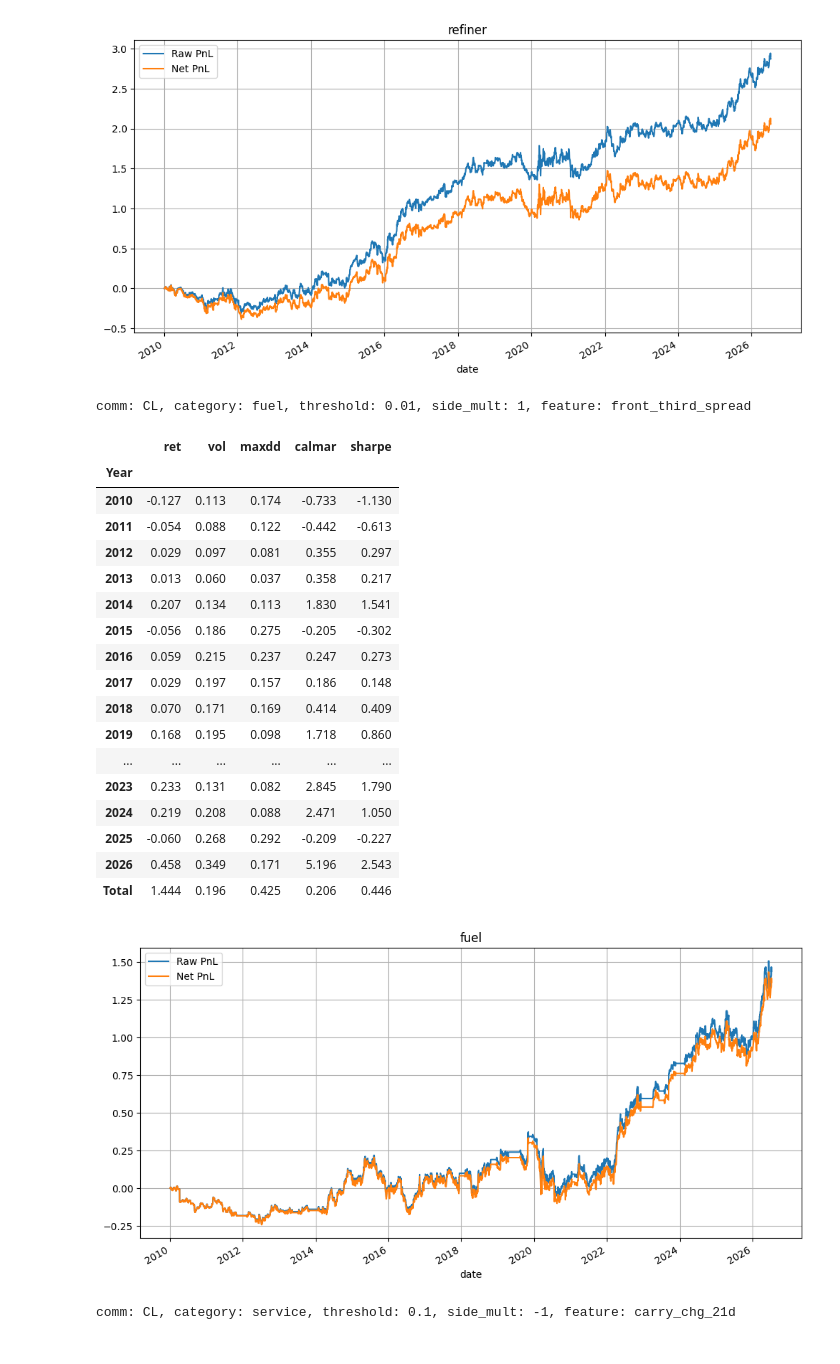
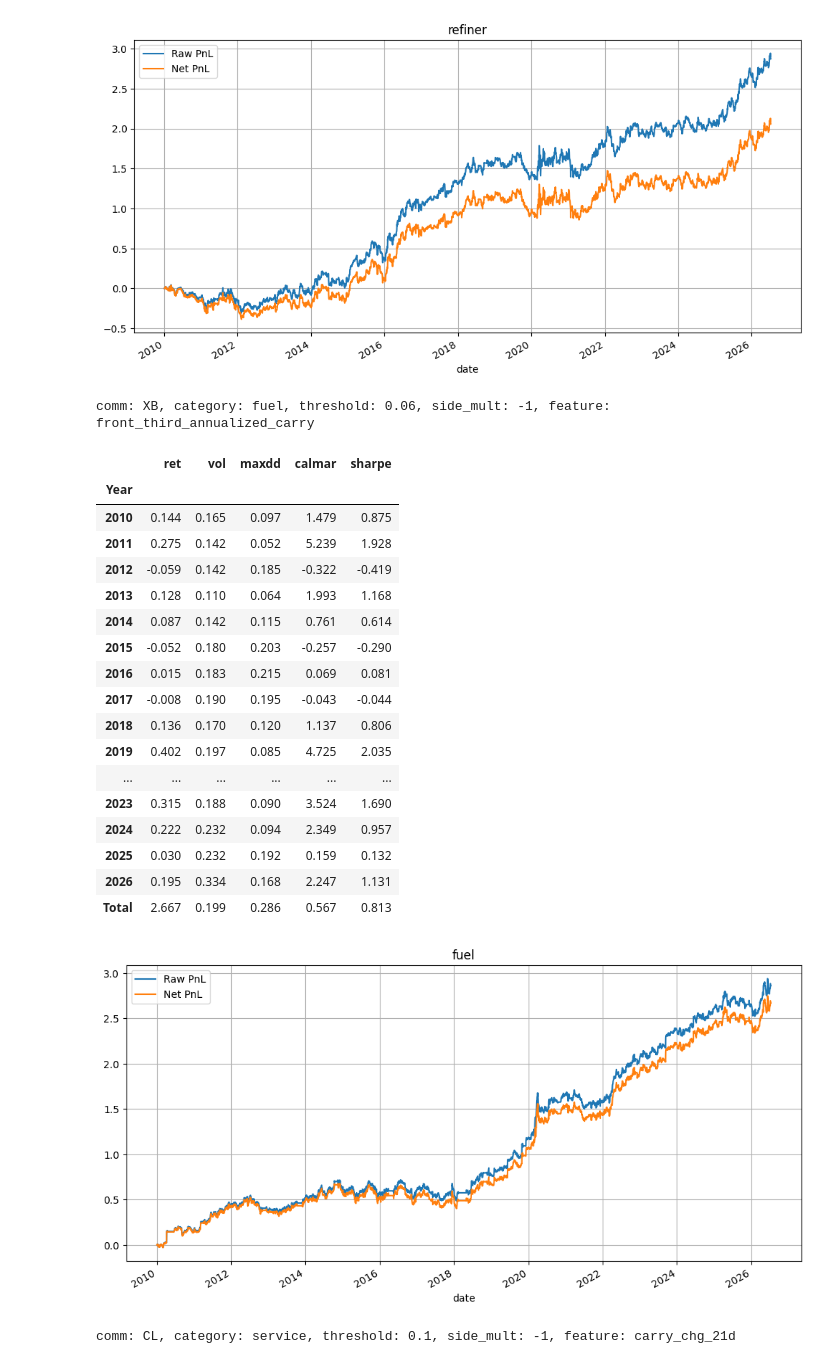
Before and after one commit to chenxu0602/comm-ls, a Jupyter notebook: notebooks/backtest_cl.ipynb, the cells around one changed output. Drawn from its saved outputs; the diff is of its cells as text; code cells hidden in the pictures.

```diff
--- a/notebooks/backtest_cl.ipynb
+++ b/notebooks/backtest_cl.ipynb
@@ -31,12 +31,13 @@ SLEEVE_CONFIG = {
     },
     "fuel": {
         "tickers": ["MUSA", "CASY"],
-        "feature": "front_third_spread",
-        "threshold": 0.01,
-        "side_mult": 1,
+        # "feature": "front_third_spread",
+        "feature": "front_third_annualized_carry",
+        "threshold": 0.06,
+        "side_mult": -1,
         "mode": "fixed_hold",
         "hold_days": 10,
-        "weights": {'MUSA': 0.6, 'CASY': 0.4},
+        "weights": {'MUSA': 0.4, 'CASY': 0.6},
     },
     "service": {
         "tickers": ["FTI", "OII", "SLB", "HAL"],
@@ -67,8 +68,6 @@ SLEEVE_CONFIG = {
     },
     "metals": {
         "tickers": ["ATI", "CRS"],
-        # "feature": "calendar_dec_annualized_carry",
-        # "feature": "next_dec_annualized_carry_v2",
         'feature': 'next_dec_annualized_carry_gap_le_9m_v2',
         "threshold": 0.015,
         "side_mult": -1,
@@ -661,42 +707,41 @@ comm: HO, category: refiner, threshold: 0.01, side_mult: 1, feature: front_third
 | Total | 2.872 | 0.284 | 0.412 | 0.423 | 0.614 |
 [figure]
 # %%
-df_fuel, df_ret = calc_sig('fuel', 'CL')
+df_fuel, df_ret = calc_sig('fuel', 'XB')
 
-# df_fuel_pos = calc_pos(df_fuel, df_fuel.columns.tolist(), 21)
-df_fuel_pos, df_fuel_target = calc_pos_with_future(df_fuel, [target_date], df_fuel.columns.tolist(), 21)
+df_fuel_pos, df_fuel_target = calc_pos_with_future(df_fuel, [target_date], df_fuel.columns.tolist(), 10)
 df_pnl, df_net = calc_pnl(df_fuel_pos, df_ret)
 
 pd.DataFrame({
     'Raw PnL': df_pnl.sum(axis=1),
     'Net PnL': df_net.sum(axis=1),
 }).cumsum().plot(figsize=(12, 6), title='fuel', grid=True)
 
 
 df_net.to_csv('sim_results/fuel.csv', index=True)
 
-calc_stats(df_pnl.sum(axis=1))
+calc_stats(df_net.sum(axis=1))
 # %% [output]
-comm: CL, category: fuel, threshold: 0.01, side_mult: 1, feature: front_third_spread
+comm: XB, category: fuel, threshold: 0.06, side_mult: -1, feature: front_third_annualized_carry
 |  | ret | vol | maxdd | calmar | sharpe |
 | Year |  |  |  |  |  |
-| 2010 | -0.127 | 0.113 | 0.174 | -0.733 | -1.130 |
-| 2011 | -0.054 | 0.088 | 0.122 | -0.442 | -0.613 |
-| 2012 | 0.029 | 0.097 | 0.081 | 0.355 | 0.297 |
-| 2013 | 0.013 | 0.060 | 0.037 | 0.358 | 0.217 |
-| 2014 | 0.207 | 0.134 | 0.113 | 1.830 | 1.541 |
-| 2015 | -0.056 | 0.186 | 0.275 | -0.205 | -0.302 |
-| 2016 | 0.059 | 0.215 | 0.237 | 0.247 | 0.273 |
-| 2017 | 0.029 | 0.197 | 0.157 | 0.186 | 0.148 |
-| 2018 | 0.070 | 0.171 | 0.169 | 0.414 | 0.409 |
-| 2019 | 0.168 | 0.195 | 0.098 | 1.718 | 0.860 |
+| 2010 | 0.144 | 0.165 | 0.097 | 1.479 | 0.875 |
+| 2011 | 0.275 | 0.142 | 0.052 | 5.239 | 1.928 |
+| 2012 | -0.059 | 0.142 | 0.185 | -0.322 | -0.419 |
+| 2013 | 0.128 | 0.110 | 0.064 | 1.993 | 1.168 |
+| 2014 | 0.087 | 0.142 | 0.115 | 0.761 | 0.614 |
+| 2015 | -0.052 | 0.180 | 0.203 | -0.257 | -0.290 |
+| 2016 | 0.015 | 0.183 | 0.215 | 0.069 | 0.081 |
+| 2017 | -0.008 | 0.190 | 0.195 | -0.043 | -0.044 |
+| 2018 | 0.136 | 0.170 | 0.120 | 1.137 | 0.806 |
+| 2019 | 0.402 | 0.197 | 0.085 | 4.725 | 2.035 |
 | ... | ... | ... | ... | ... | ... |
-| 2023 | 0.233 | 0.131 | 0.082 | 2.845 | 1.790 |
-| 2024 | 0.219 | 0.208 | 0.088 | 2.471 | 1.050 |
-| 2025 | -0.060 | 0.268 | 0.292 | -0.209 | -0.227 |
-| 2026 | 0.458 | 0.349 | 0.171 | 5.196 | 2.543 |
-| Total | 1.444 | 0.196 | 0.425 | 0.206 | 0.446 |
+| 2023 | 0.315 | 0.188 | 0.090 | 3.524 | 1.690 |
+| 2024 | 0.222 | 0.232 | 0.094 | 2.349 | 0.957 |
+| 2025 | 0.030 | 0.232 | 0.192 | 0.159 | 0.132 |
+| 2026 | 0.195 | 0.334 | 0.168 | 2.247 | 1.131 |
+| Total | 2.667 | 0.199 | 0.286 | 0.567 | 0.813 |
-[figure, old version]
+[figure, new version]
 # %%
 df_service, df_ret = calc_sig('service', 'CL')
 
```
Also changed, not shown: parts of 6 cells of this notebook, 2 other files.
